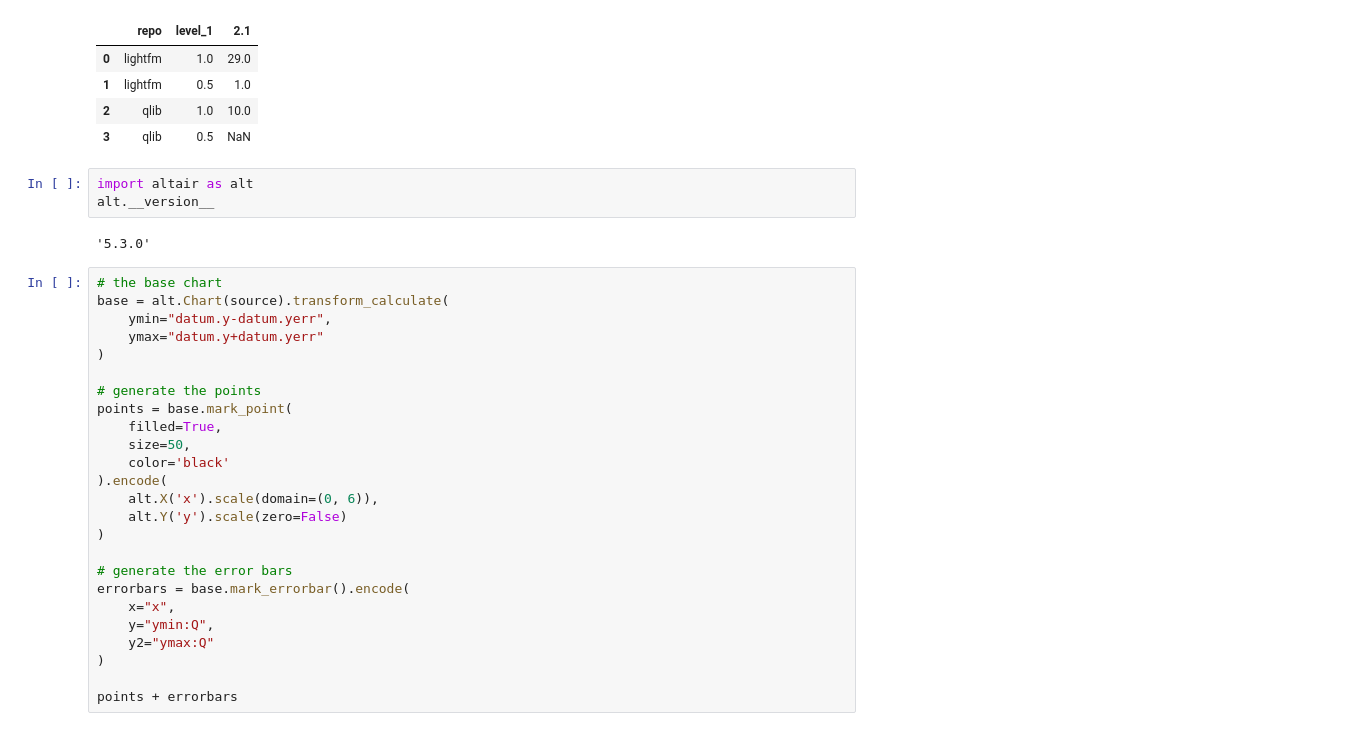
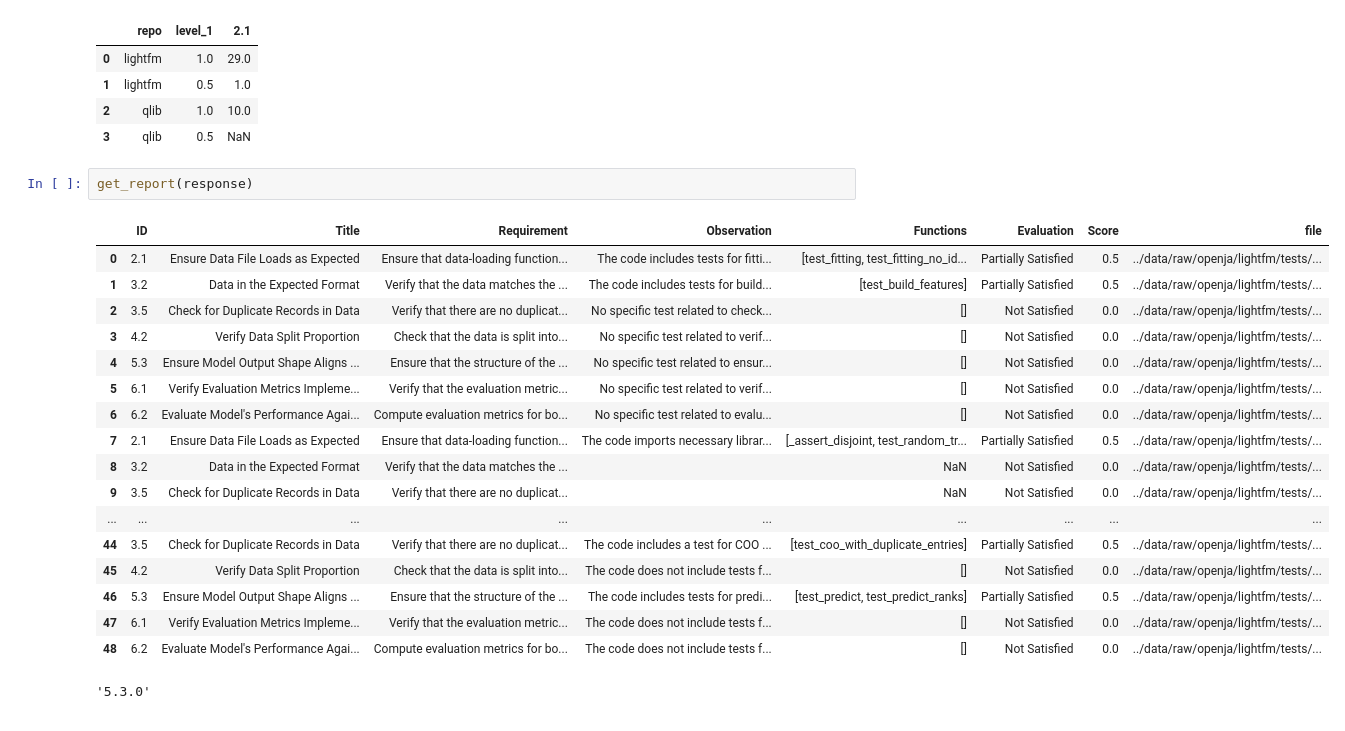
Before and after one commit to UBC-MDS/fixml, a Jupyter notebook: report/01_analysis.ipynb, the cells around one changed output. Drawn from its saved outputs; the diff is of its cells as text.

```diff
--- a/report/01_analysis.ipynb
+++ b/report/01_analysis.ipynb
@@ -118,33 +195,26 @@ df_repo_run.groupby(['repo'])['2.1'].apply(Counter).reset_index()
 | 1 | lightfm | 0.5 | 1.0 |
 | 2 | qlib | 1.0 | 10.0 |
 | 3 | qlib | 0.5 | NaN |
+# %%
+get_report(response)
+# %% [output]
+|  | ID | Title | Requirement | Observation | Functions | Evaluation | Score | file |
+| 0 | 2.1 | Ensure Data File Loads as Expected | Ensure that data-loading function... | The code includes tests for fitti... | [test_fitting, test_fitting_no_id... | Partially Satisfied | 0.5 | ../data/raw/openja/lightfm/tests/... |
+| 1 | 3.2 | Data in the Expected Format | Verify that the data matches the ... | The code includes tests for build... | [test_build_features] | Partially Satisfied | 0.5 | ../data/raw/openja/lightfm/tests/... |
+| 2 | 3.5 | Check for Duplicate Records in Data | Verify that there are no duplicat... | No specific test related to check... | [] | Not Satisfied | 0.0 | ../data/raw/openja/lightfm/tests/... |
+| 3 | 4.2 | Verify Data Split Proportion | Check that the data is split into... | No specific test related to verif... | [] | Not Satisfied | 0.0 | ../data/raw/openja/lightfm/tests/... |
+| 4 | 5.3 | Ensure Model Output Shape Aligns ... | Ensure that the structure of the ... | No specific test related to ensur... | [] | Not Satisfied | 0.0 | ../data/raw/openja/lightfm/tests/... |
+| 5 | 6.1 | Verify Evaluation Metrics Impleme... | Verify that the evaluation metric... | No specific test related to verif... | [] | Not Satisfied | 0.0 | ../data/raw/openja/lightfm/tests/... |
+| 6 | 6.2 | Evaluate Model's Performance Agai... | Compute evaluation metrics for bo... | No specific test related to evalu... | [] | Not Satisfied | 0.0 | ../data/raw/openja/lightfm/tests/... |
+| 7 | 2.1 | Ensure Data File Loads as Expected | Ensure that data-loading function... | The code imports necessary librar... | [_assert_disjoint, test_random_tr... | Partially Satisfied | 0.5 | ../data/raw/openja/lightfm/tests/... |
+| 8 | 3.2 | Data in the Expected Format | Verify that the data matches the ... |  | NaN | Not Satisfied | 0.0 | ../data/raw/openja/lightfm/tests/... |
+| 9 | 3.5 | Check for Duplicate Records in Data | Verify that there are no duplicat... |  | NaN | Not Satisfied | 0.0 | ../data/raw/openja/lightfm/tests/... |
+| ... | ... | ... | ... | ... | ... | ... | ... | ... |
+| 44 | 3.5 | Check for Duplicate Records in Data | Verify that there are no duplicat... | The code includes a test for COO ... | [test_coo_with_duplicate_entries] | Partially Satisfied | 0.5 | ../data/raw/openja/lightfm/tests/... |
+| 45 | 4.2 | Verify Data Split Proportion | Check that the data is split into... | The code does not include tests f... | [] | Not Satisfied | 0.0 | ../data/raw/openja/lightfm/tests/... |
+| 46 | 5.3 | Ensure Model Output Shape Aligns ... | Ensure that the structure of the ... | The code includes tests for predi... | [test_predict, test_predict_ranks] | Partially Satisfied | 0.5 | ../data/raw/openja/lightfm/tests/... |
+| 47 | 6.1 | Verify Evaluation Metrics Impleme... | Verify that the evaluation metric... | The code does not include tests f... | [] | Not Satisfied | 0.0 | ../data/raw/openja/lightfm/tests/... |
+| 48 | 6.2 | Evaluate Model's Performance Agai... | Compute evaluation metrics for bo... | The code does not include tests f... | [] | Not Satisfied | 0.0 | ../data/raw/openja/lightfm/tests/... |
 # %%
-import altair as alt
-alt.__version__
 # %% [output]
 '5.3.0'
-# %%
-# the base chart
-base = alt.Chart(source).transform_calculate(
-    ymin="datum.y-datum.yerr",
-    ymax="datum.y+datum.yerr"
-)
-
-# generate the points
-points = base.mark_point(
-    filled=True,
-    size=50,
-    color='black'
-).encode(
-    alt.X('x').scale(domain=(0, 6)),
-    alt.Y('y').scale(zero=False)
-)
-
-# generate the error bars
-errorbars = base.mark_errorbar().encode(
-    x="x",
-    y="ymin:Q",
-    y2="ymax:Q"
-)
-
-points + errorbars
```
Also changed, not shown: parts of 5 cells of this notebook.
